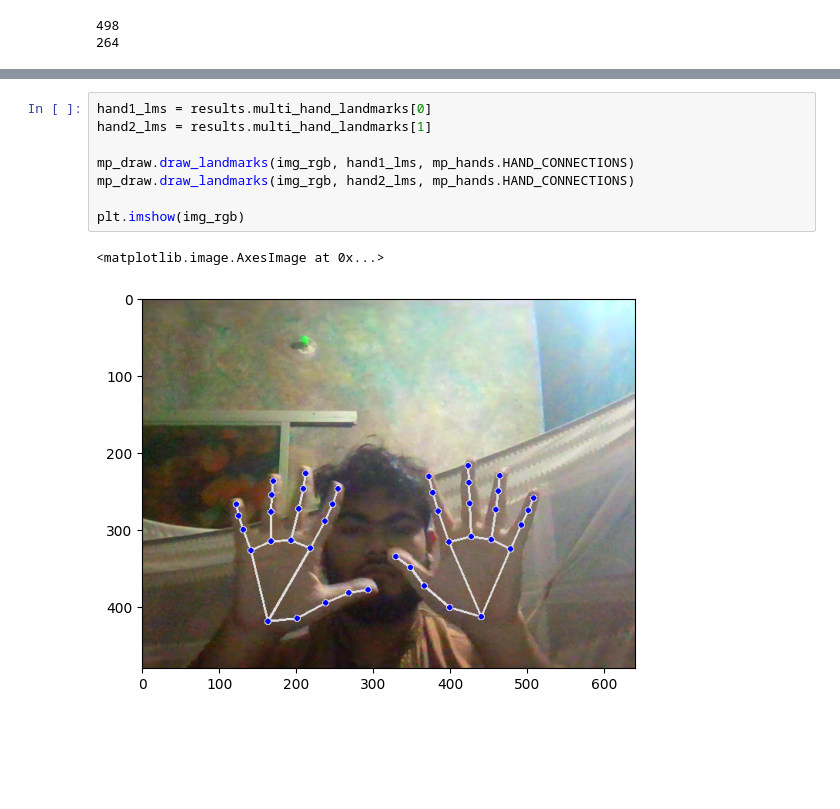
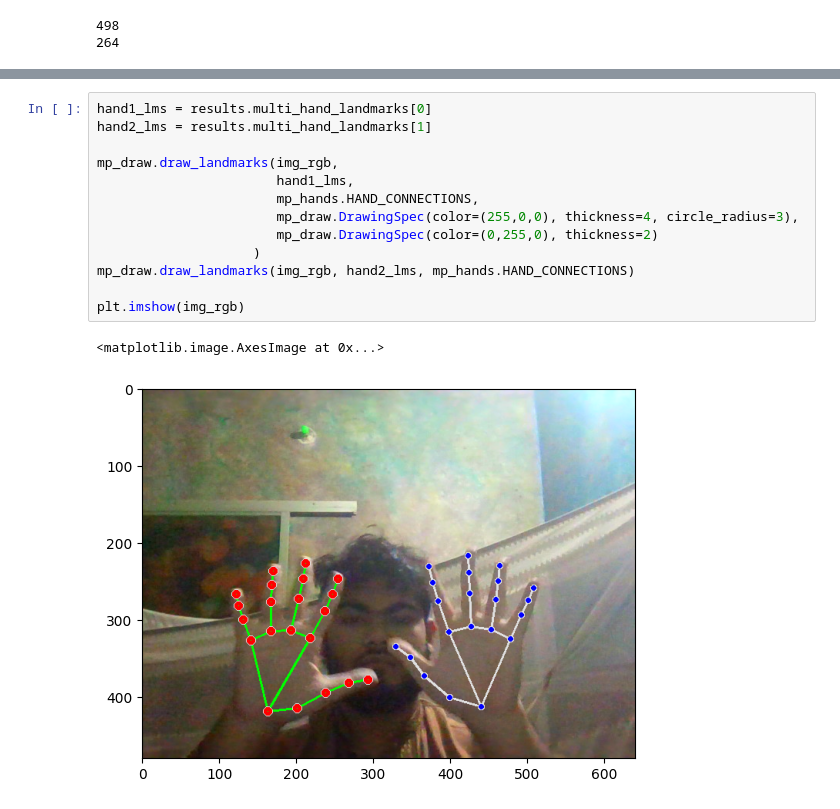
Before and after one commit to eusha54/hand_track_num_detect, a Jupyter notebook: mediapipe_fundamentals.ipynb, the cells around one changed output, grey strips where cells are left out. Saved outputs shown, nothing was run; the diff lists cells and outputs as text; blank space fills up the shorter version.

```diff
--- a/mediapipe_fundamentals.ipynb
+++ b/mediapipe_fundamentals.ipynb
@@ -91,12 +140,17 @@ print(pixel_y)
 # %%
 hand1_lms = results.multi_hand_landmarks[0]
 hand2_lms = results.multi_hand_landmarks[1]
 
-mp_draw.draw_landmarks(img_rgb, hand1_lms, mp_hands.HAND_CONNECTIONS)
+mp_draw.draw_landmarks(img_rgb,
+                       hand1_lms,
+                       mp_hands.HAND_CONNECTIONS,
+                       mp_draw.DrawingSpec(color=(255,0,0), thickness=4, circle_radius=3),
+                       mp_draw.DrawingSpec(color=(0,255,0), thickness=2)
+                    )
 mp_draw.draw_landmarks(img_rgb, hand2_lms, mp_hands.HAND_CONNECTIONS)
 
 plt.imshow(img_rgb)
 # %% [output]
 <matplotlib.image.AxesImage at 0x...>
-[figure, old version]
+[figure, new version]
 # %%
```
Also changed, not shown: parts of 7 cells of this notebook.
